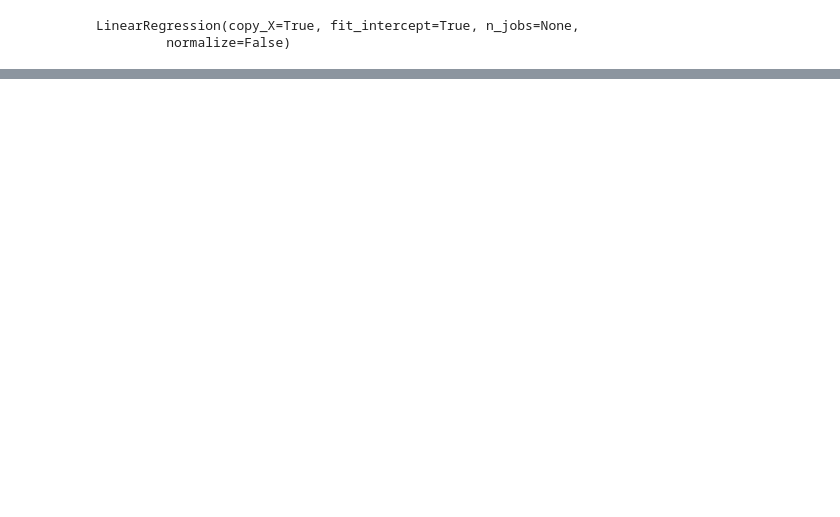
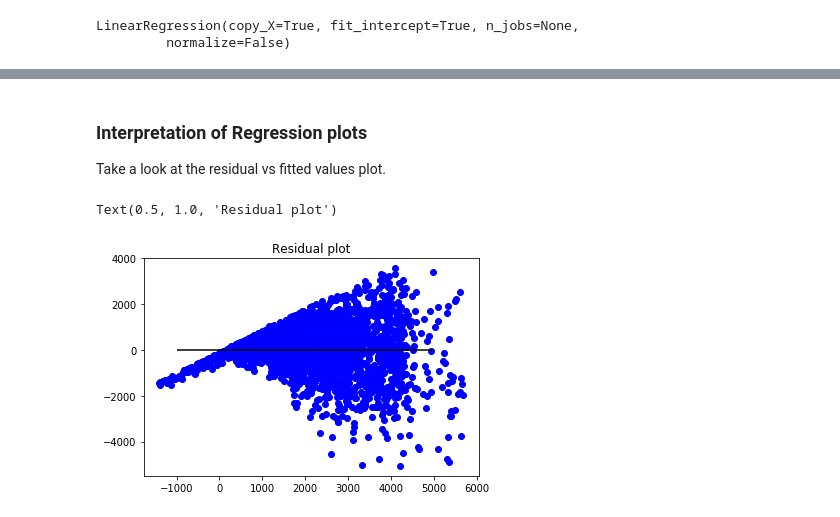
Before and after one commit to agarwal-peeush/Learning, a Jupyter notebook: ML/BigMartSalesProblem/BigMartSales_Solution.ipynb, the cells around one changed output, grey strips where cells are left out. Saved outputs shown, nothing was run; the diff lists cells and outputs as text; code cells hidden in the pictures; blank space fills up the shorter version.

Commit message:
BigMartSales regression problem

```diff
--- a/ML/BigMartSalesProblem/BigMartSales_Solution.ipynb
+++ b/ML/BigMartSalesProblem/BigMartSales_Solution.ipynb
@@ -490,0 +502,5 @@ train.describe()
+# %%
+cat_features = list(train.select_dtypes(include=['object']).columns)
+dummies = pd.get_dummies(train[cat_features], prefix=cat_features)
+train.drop(cat_features, axis=1, inplace=True)
+train = pd.concat([train, dummies], axis=1)
@@ -495,10 +554,3 @@ from sklearn.model_selection import train_test_split
 from sklearn.linear_model import LinearRegression # Import LinearRegression from sklearn
 # %%
 model = LinearRegression()
-# %%
-# Splitting train dataset into Training and CV for Cross Validation
-X = train.loc[:, ['Outlet_Establishment_Year', 'Item_MRP']] # Taking only 2 columns as features
-x_train, x_cv, y_train, y_cv = train_test_split(X, train.Item_Outlet_Sales)
-
-# Training the model
-model.fit(x_train, y_train)
@@ -546,8 +558,0 @@ Let us introduce another feature 'Item_Weight' and build model with 3 features
-# %%
-X = train.loc[:, ['Outlet_Establishment_Year','Item_MRP','Item_Weight']]
-
-# Splitting data into x_train, x_cv, y_train, y_cv
-x_train, x_cv, y_train, y_cv = train_test_split(X, train.Item_Outlet_Sales)
-
-# Training model
-model.fit(x_train, y_train)
@@ -587,16 +559,3 @@ Therefore we can see that the mse is further reduced. There is an increase in th
-# %%
-# Data pre-processing steps for regression model
-# Impute Item_Visibility of value 0 to mean
-train['Item_Visibility'].replace(0, np.mean(train['Item_Visibility']), inplace=True)
-
-# Outlet_Establishment_Year
-train['Outlet_Establishment_Year'] = 2019 - train['Outlet_Establishment_Year']
-
-# Create dummy variables to convert categorical into numeric values
-cat_columns = list(train.select_dtypes(include=['object']).columns)
-dummies = pd.get_dummies(train[cat_columns], prefix=cat_columns)
-train.drop(cat_columns, axis=1, inplace=True)
-X = pd.concat([train, dummies], axis=1)
 # %%
 # Build model
 X = train.drop('Item_Outlet_Sales',1)
@@ -624,0 +595,11 @@ model.score(x_cv, y_cv)
+# %% [markdown]
+### Interpretation of Regression plots
+Take a look at the residual vs fitted values plot.
+# %%
+# Residual plot
+x_plot = plt.scatter(predict, (predict-y_cv), c='b')
+plt.hlines(y=0, xmin=-1000,xmax=5000)
+plt.title('Residual plot')
+# %% [output]
+Text(0.5, 1.0, 'Residual plot')
+[figure, added]
```
Also changed, not shown: parts of 40 cells of this notebook.
